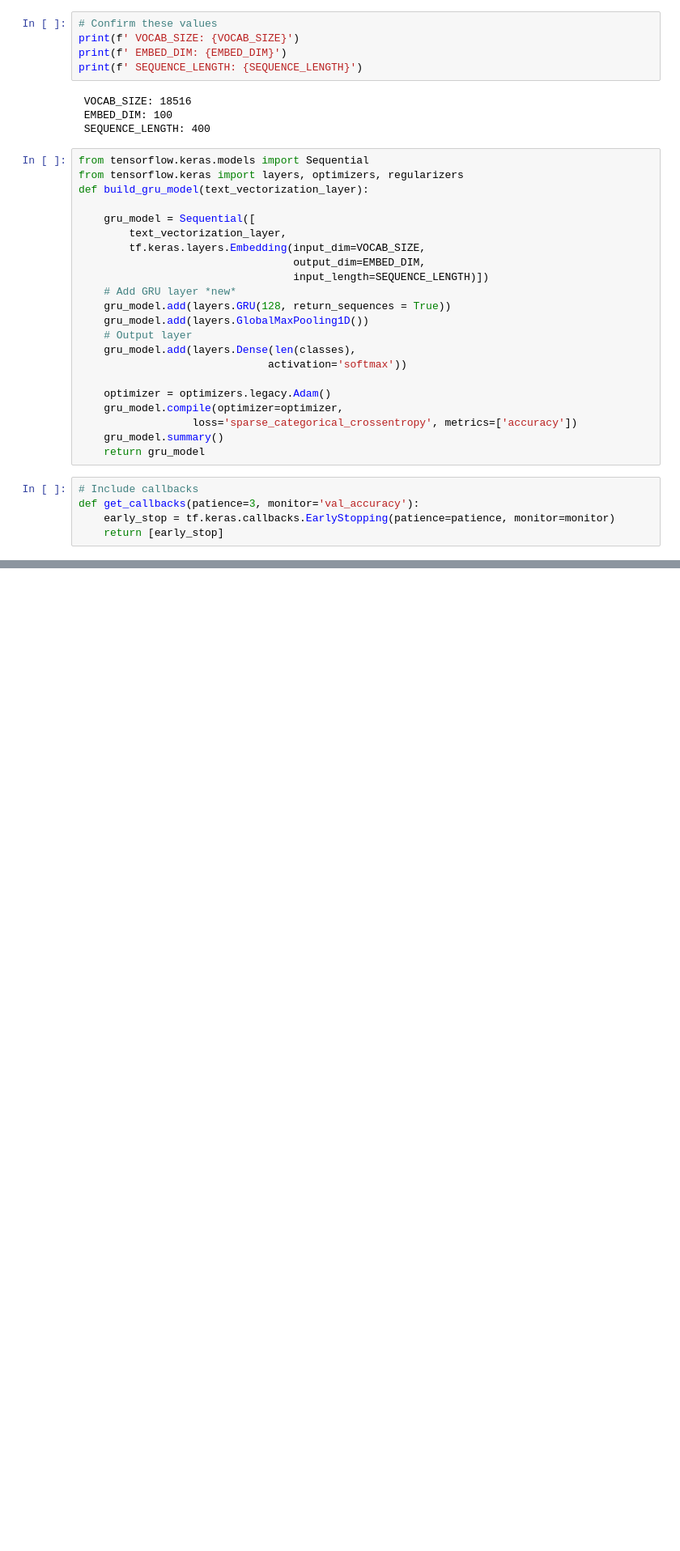
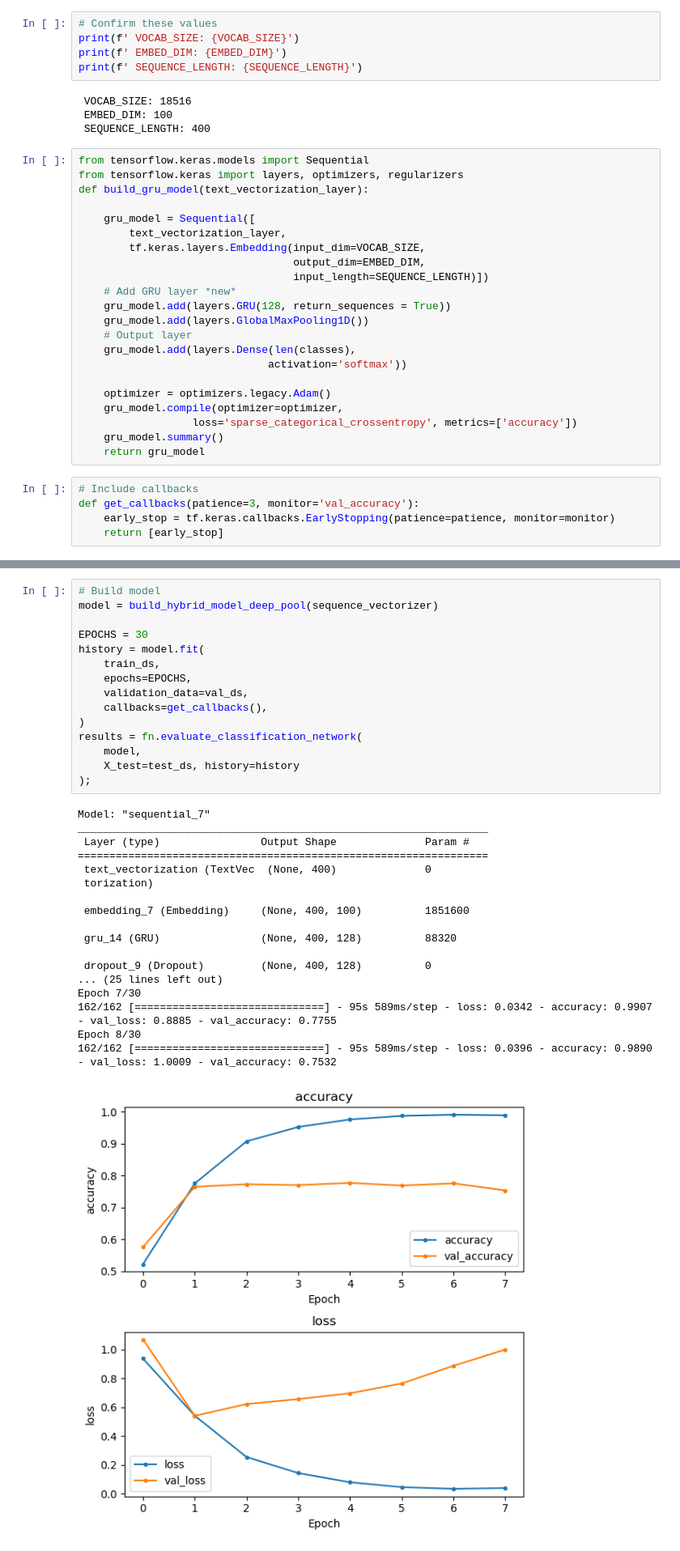
Before and after one commit to Rovidicus/RNNs-with-Deep-NLP, a Jupyter notebook: RNNs_Intro_LSTM_Models.ipynb, the cells around one changed output, grey strips where cells are left out. Shown at 81% size. Cells and saved outputs as stored; diff of their text form; blank space fills up the shorter version.

```diff
--- a/RNNs_Intro_LSTM_Models.ipynb
+++ b/RNNs_Intro_LSTM_Models.ipynb
@@ -402,0 +618,34 @@ weighted avg       0.77      0.74      0.75       741
+# %%
+# Build model
+model = build_hybrid_model_deep_pool(sequence_vectorizer)
+
+EPOCHS = 30
+history = model.fit(
+    train_ds,
+    epochs=EPOCHS,
+    validation_data=val_ds,
+    callbacks=get_callbacks(),
+)
+results = fn.evaluate_classification_network(
+    model,
+    X_test=test_ds, history=history
+);
+# %% [output]
+Model: "sequential_7"
+_________________________________________________________________
+ Layer (type)                Output Shape              Param #
+=================================================================
+ text_vectorization (TextVec  (None, 400)              0
+ torization)
+
+ embedding_7 (Embedding)     (None, 400, 100)          1851600
+
+ gru_14 (GRU)                (None, 400, 128)          88320
+
+ dropout_9 (Dropout)         (None, 400, 128)          0
+... (25 lines left out)
+Epoch 7/30
+162/162 [==============================] - 95s 589ms/step - loss: 0.0342 - accuracy: 0.9907 - val_loss: 0.8885 - val_accuracy: 0.7755
+Epoch 8/30
+162/162 [==============================] - 95s 589ms/step - loss: 0.0396 - accuracy: 0.9890 - val_loss: 1.0009 - val_accuracy: 0.7532
+[figure, added]
```
Also changed, not shown: parts of 50 cells of this notebook, 4 other files.
